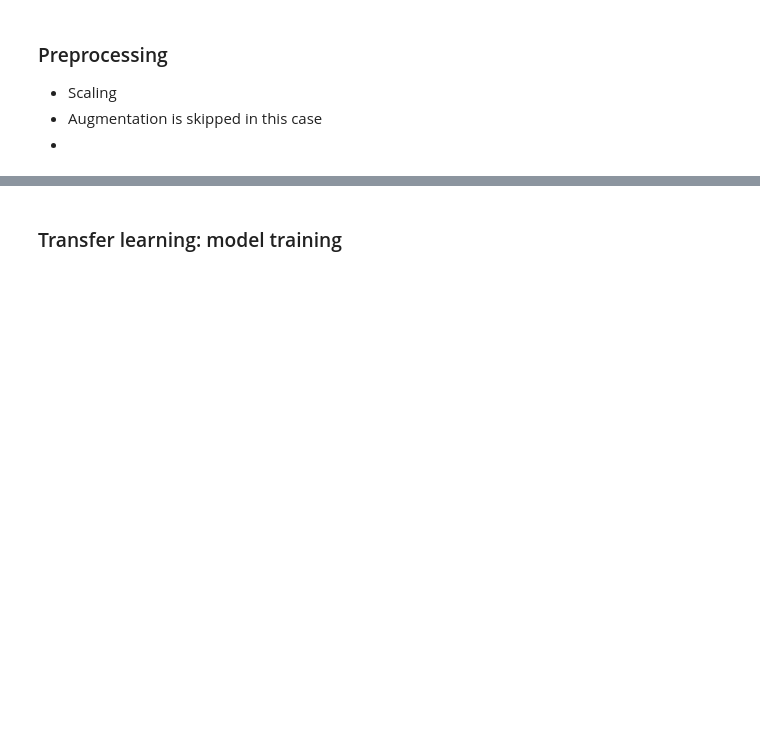
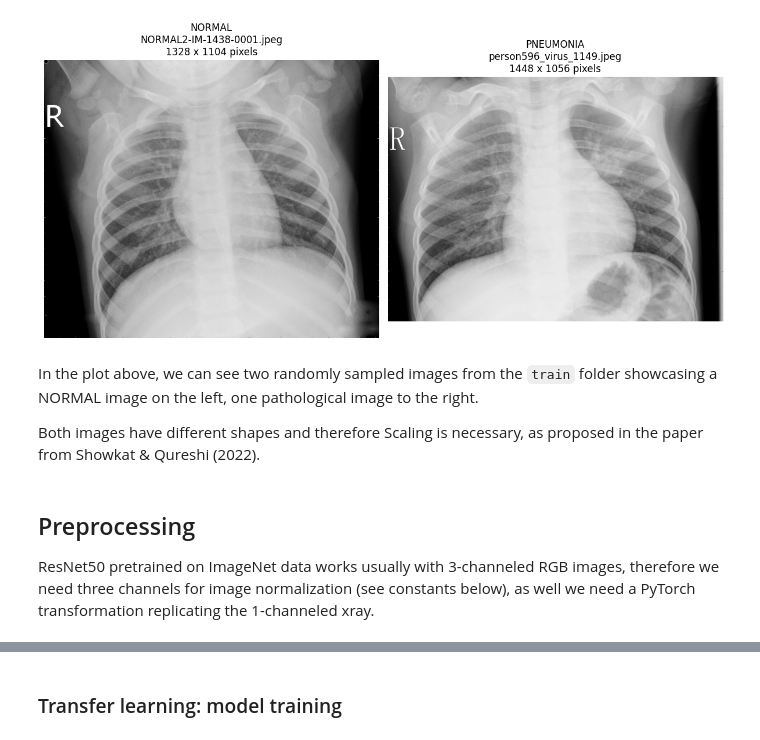
Before and after one commit to oalisax/AMLHC-final-exam, a Jupyter notebook: analysis.ipynb, the cells around one changed output, grey strips where cells are left out. Drawn from its saved outputs; the diff is of its cells as text; code cells hidden in the pictures; blank space fills up the shorter version.

Commit message:
with Alisa together we did import our sampled data and performed data preprocessing

```diff
--- a/analysis.ipynb
+++ b/analysis.ipynb
@@ -27,0 +107,47 @@ ModuleNotFoundError: No module named 'cv2'
+# %%
+normal_images = get_image_files_list(normal_train_dir) # list of image paths
+pneumonia_images = get_image_files_list(pneumonia_train_dir)
+
+# Select one image from each (if available)
+normal_image_path = None
+if normal_images:
+    normal_image_path = random.choice(normal_images) # Option for random
+else:
+    print(f"No images found in {normal_train_dir}")
+
+pneumonia_image_path = None
+if pneumonia_images:
+    pneumonia_image_path = random.choice(pneumonia_images) # Option for random
+else:
+    print(f"No images found in {pneumonia_train_dir}")
+# %%
+# Plotting
+if normal_image_path and pneumonia_image_path:
+    img_normal = Image.open(normal_image_path)
+    img_pneumonia = Image.open(pneumonia_image_path)
+
+    fig, axes = plt.subplots(1, 2, figsize=(12, 6)) # 1 row, 2 columns
+
+    # Display NORMAL image
+    axes[0].imshow(img_normal, cmap='gray' if img_normal.mode == 'L' else None) # cmap='gray' for grayscale
+    axes[0].set_title(f"NORMAL\n{normal_image_path.name}\n{img_normal.width} x {img_normal.height} pixels")
+    axes[0].axis('off') # Hide axes ticks
+
+    # Display PNEUMONIA image
+    axes[1].imshow(img_pneumonia, cmap='gray' if img_pneumonia.mode == 'L' else None)
+    axes[1].set_title(f"PNEUMONIA\n{pneumonia_image_path.name}\n{img_pneumonia.width} x {img_pneumonia.height} pixels")
+    axes[1].axis('off')
+
+    plt.tight_layout()
+    plt.show()
+
+elif not normal_image_path:
+    print("Could not display NORMAL image as none were found.")
+elif not pneumonia_image_path:
+    print("Could not display PNEUMONIA image as none were found.")
+# %% [output]
+[figure, added]
+# %% [markdown]
+In the plot above, we can see two randomly sampled images from the `train` folder showcasing a NORMAL image on the left, one pathological image to the right.
+
+Both images have different shapes and therefore Scaling is necessary, as proposed in the paper from Showkat & Qureshi (2022).
@@ -28,5 +157,5 @@ ModuleNotFoundError: No module named 'cv2'
 # %% [markdown]
-### Preprocessing
-- Scaling
-- Augmentation is skipped in this case
--
+## Preprocessing
+
+ResNet50 pretrained on ImageNet data works usually with 3-channeled RGB images, therefore we need three channels for image normalization (see constants below), as well
+we need a PyTorch transformation replicating the 1-channeled xray.
```
Also changed, not shown: parts of 12 cells of this notebook.
